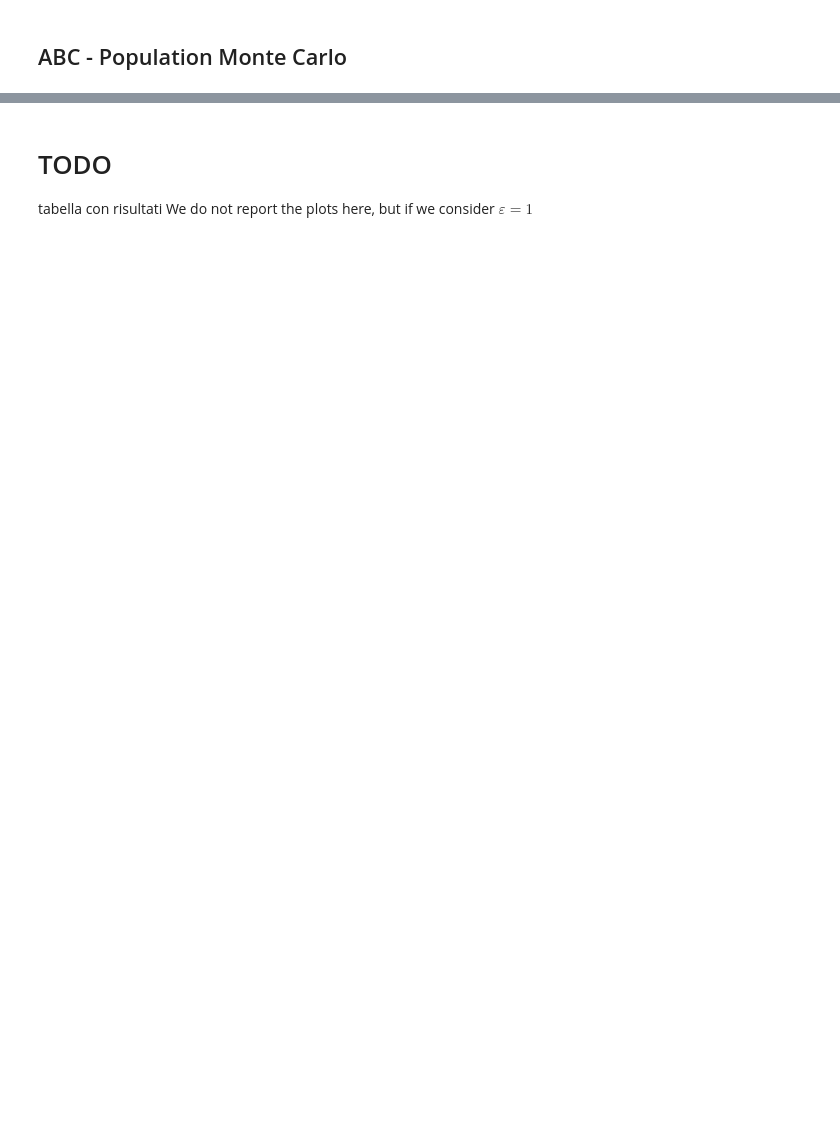
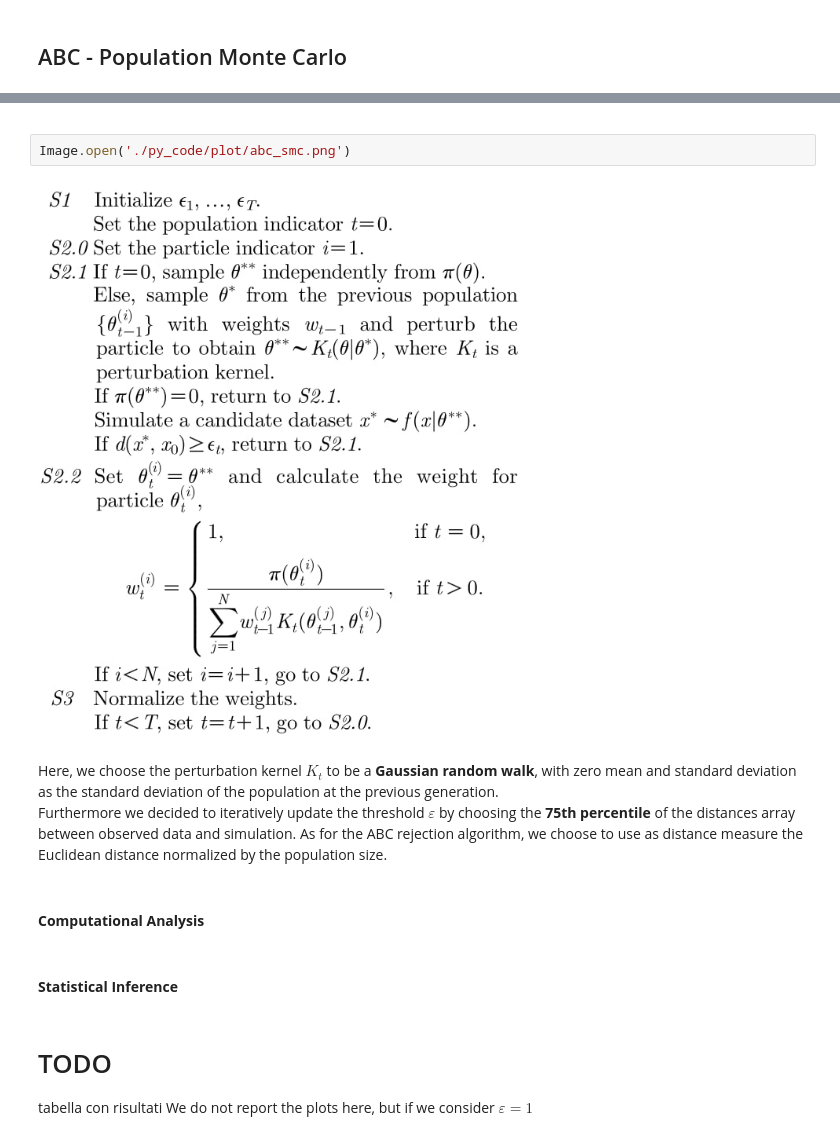
Before and after one commit to Berto70/abc_sir, a Jupyter notebook: final_notebook.ipynb, the cells around one changed output, grey strips where cells are left out. Drawn from its saved outputs; the diff is of its cells as text; blank space fills up the shorter version.

```diff
--- a/final_notebook.ipynb
+++ b/final_notebook.ipynb
@@ -164,3 +177,49 @@ Image.open('./py_code/plot/hist_01.png')
+# %% [markdown]
+<!-- - Algorithm:
+1. Initialize $\epsilon_1,...,\epsilon_T$ and set $t=0$ ($t$ is the population indicator)
+2.
+    1. Set $i=1$ ($i$ is the particle indicator)
+    2. If $t=0$: sample $\theta^{**}\sim\pi_0$ (do this for the number of particles you want); set $w=1$
+    If $t\not=0$: sample $\theta^*$ from previous population at time $t-1$ $(\{\theta^i_{t-1}\})$
+            Sample via SIS with weight at $t-1$
+            After resampling, perturb with $K$ to obtain $\theta^{**}\sim K_t(\theta|\theta^*)$
+                    -) If $\pi_0(\theta^{**})=0$ (”outside prior”) go back to (2.2)
+                    -) Otherwise, simulate dataset $S^*\sim \pi_S(S|\theta^{**})$
+
+        $$
+        \begin{cases}
+        \text{If}\,\; \rho(d|S^*)\le\epsilon_t \;\, \text{accept} \\
+        \text{Otherwise go back to (2.b)}
+        \end{cases}
+        $$
+
+3.
+    1. Set $\theta^i_t=\theta^{**}$, which is distributed according to the auxiliary distribution
+    2. Calculate weights for SIS
+
+        $$
+        \text{unnormalized}\;\,w_t^i=\begin{cases}
+        1 &\text{if}\;\,t=0 \\
+        \frac{\pi_0(\theta_t^i)}{\sum_i w^i_{t-1}K_t(\theta^i_{t-1},\theta^i_t)} &\text{otherwise}
+        \end{cases}
+        $$
+
+        If $i\lt N$ then $i=i+1$ and go to (2.2)
+
+4. Normalize the weights
+
+    If $t\lt T$ then $t=t+1$ and go to (2.1) -->
+# %%
+Image.open('./py_code/plot/abc_smc.png')
+# %% [output]
+[figure, added]
+# %% [markdown]
+Here, we choose the perturbation kernel $K_t$ to be a **Gaussian random walk**, with zero mean and standard deviation as the standard deviation of the population at the previous generation.
+Furthermore we decided to iteratively update the threshold $\varepsilon$ by choosing the **75th percentile** of the distances array between observed data and simulation. As for the ABC rejection algorithm, we choose to use as distance measure the Euclidean distance normalized by the population size.
+# %% [markdown]
+#### **Computational Analysis**
+# %% [markdown]
+#### **Statistical Inference**
 # %% [markdown]
 # TODO
 tabella con risultati
```
Also changed, not shown: parts of 3 cells of this notebook.
